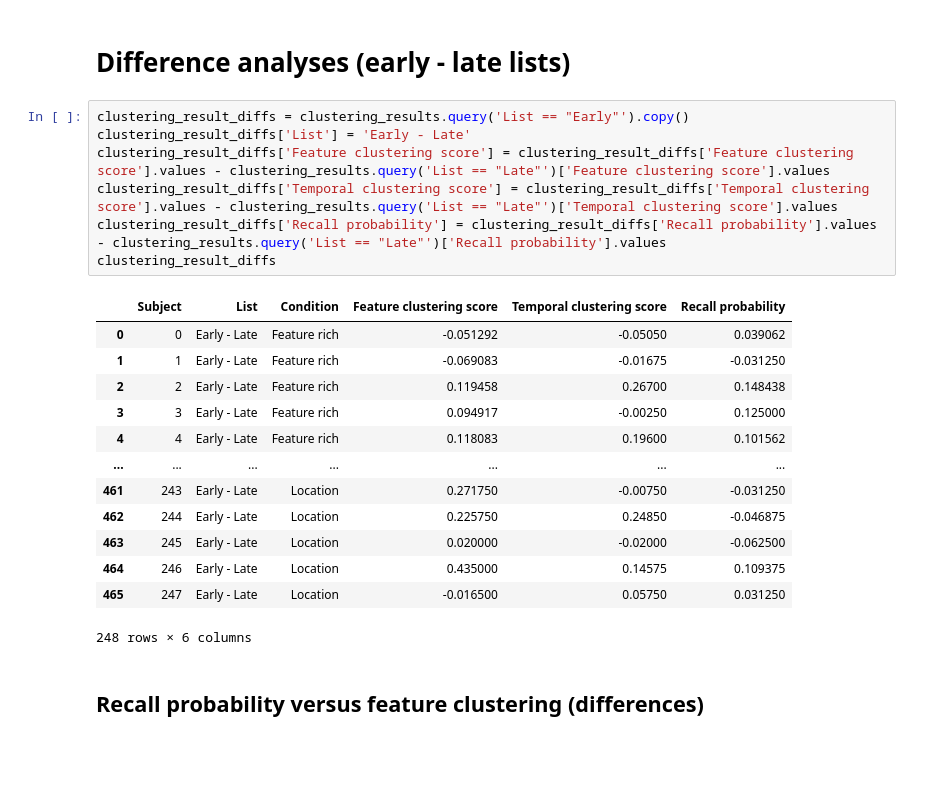
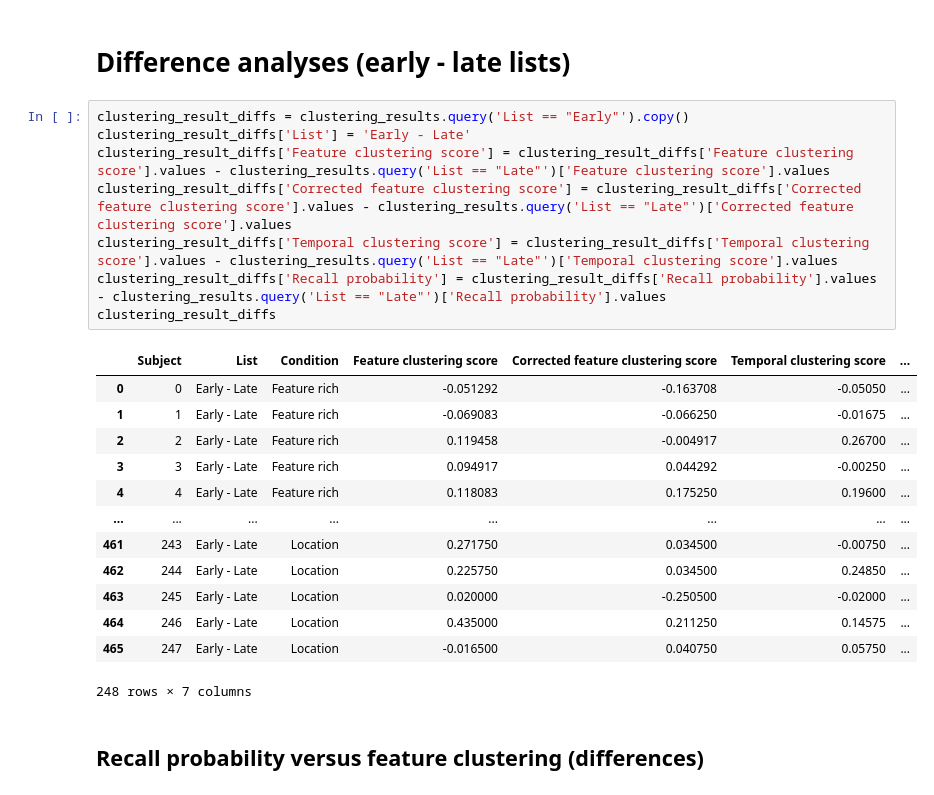
Before and after one commit to ContextLab/FRFR-analyses, a Jupyter notebook: code/run_stats.ipynb, the cells around one changed output. Saved outputs shown, nothing was run; the diff lists cells and outputs as text; blank space fills up the shorter version.

Commit message:
WIP: added duplicates of all stats for corrected fingerprints (note: this is non-sensicle in most cases; just making sure the code runs)

```diff
--- a/code/run_stats.ipynb
+++ b/code/run_stats.ipynb
@@ -1024,24 +1522,25 @@ Correlations between Feature clustering score and Feature clustering score (x li
 # %%
 clustering_result_diffs = clustering_results.query('List == "Early"').copy()
 clustering_result_diffs['List'] = 'Early - Late'
 clustering_result_diffs['Feature clustering score'] = clustering_result_diffs['Feature clustering score'].values - clustering_results.query('List == "Late"')['Feature clustering score'].values
+clustering_result_diffs['Corrected feature clustering score'] = clustering_result_diffs['Corrected feature clustering score'].values - clustering_results.query('List == "Late"')['Corrected feature clustering score'].values
 clustering_result_diffs['Temporal clustering score'] = clustering_result_diffs['Temporal clustering score'].values - clustering_results.query('List == "Late"')['Temporal clustering score'].values
 clustering_result_diffs['Recall probability'] = clustering_result_diffs['Recall probability'].values - clustering_results.query('List == "Late"')['Recall probability'].values
 clustering_result_diffs
 # %% [output]
-|  | Subject | List | Condition | Feature clustering score | Temporal clustering score | Recall probability |
-| 0 | 0 | Early - Late | Feature rich | -0.051292 | -0.05050 | 0.039062 |
-| 1 | 1 | Early - Late | Feature rich | -0.069083 | -0.01675 | -0.031250 |
-| 2 | 2 | Early - Late | Feature rich | 0.119458 | 0.26700 | 0.148438 |
-| 3 | 3 | Early - Late | Feature rich | 0.094917 | -0.00250 | 0.125000 |
-| 4 | 4 | Early - Late | Feature rich | 0.118083 | 0.19600 | 0.101562 |
-| ... | ... | ... | ... | ... | ... | ... |
-| 461 | 243 | Early - Late | Location | 0.271750 | -0.00750 | -0.031250 |
-| 462 | 244 | Early - Late | Location | 0.225750 | 0.24850 | -0.046875 |
-| 463 | 245 | Early - Late | Location | 0.020000 | -0.02000 | -0.062500 |
-| 464 | 246 | Early - Late | Location | 0.435000 | 0.14575 | 0.109375 |
-| 465 | 247 | Early - Late | Location | -0.016500 | 0.05750 | 0.031250 |
+|  | Subject | List | Condition | Feature clustering score | Corrected feature clustering score | Temporal clustering score | ... |
+| 0 | 0 | Early - Late | Feature rich | -0.051292 | -0.163708 | -0.05050 | ... |
+| 1 | 1 | Early - Late | Feature rich | -0.069083 | -0.066250 | -0.01675 | ... |
+| 2 | 2 | Early - Late | Feature rich | 0.119458 | -0.004917 | 0.26700 | ... |
+| 3 | 3 | Early - Late | Feature rich | 0.094917 | 0.044292 | -0.00250 | ... |
+| 4 | 4 | Early - Late | Feature rich | 0.118083 | 0.175250 | 0.19600 | ... |
+| ... | ... | ... | ... | ... | ... | ... | ... |
+| 461 | 243 | Early - Late | Location | 0.271750 | 0.034500 | -0.00750 | ... |
+| 462 | 244 | Early - Late | Location | 0.225750 | 0.034500 | 0.24850 | ... |
+| 463 | 245 | Early - Late | Location | 0.020000 | -0.250500 | -0.02000 | ... |
+| 464 | 246 | Early - Late | Location | 0.435000 | 0.211250 | 0.14575 | ... |
+| 465 | 247 | Early - Late | Location | -0.016500 | 0.040750 | 0.05750 | ... |
-248 rows × 6 columns
+248 rows × 7 columns
 # %% [markdown]
 ## Recall probability versus feature clustering (differences)
 # %%
```
Also changed, not shown: parts of 29 cells of this notebook.
